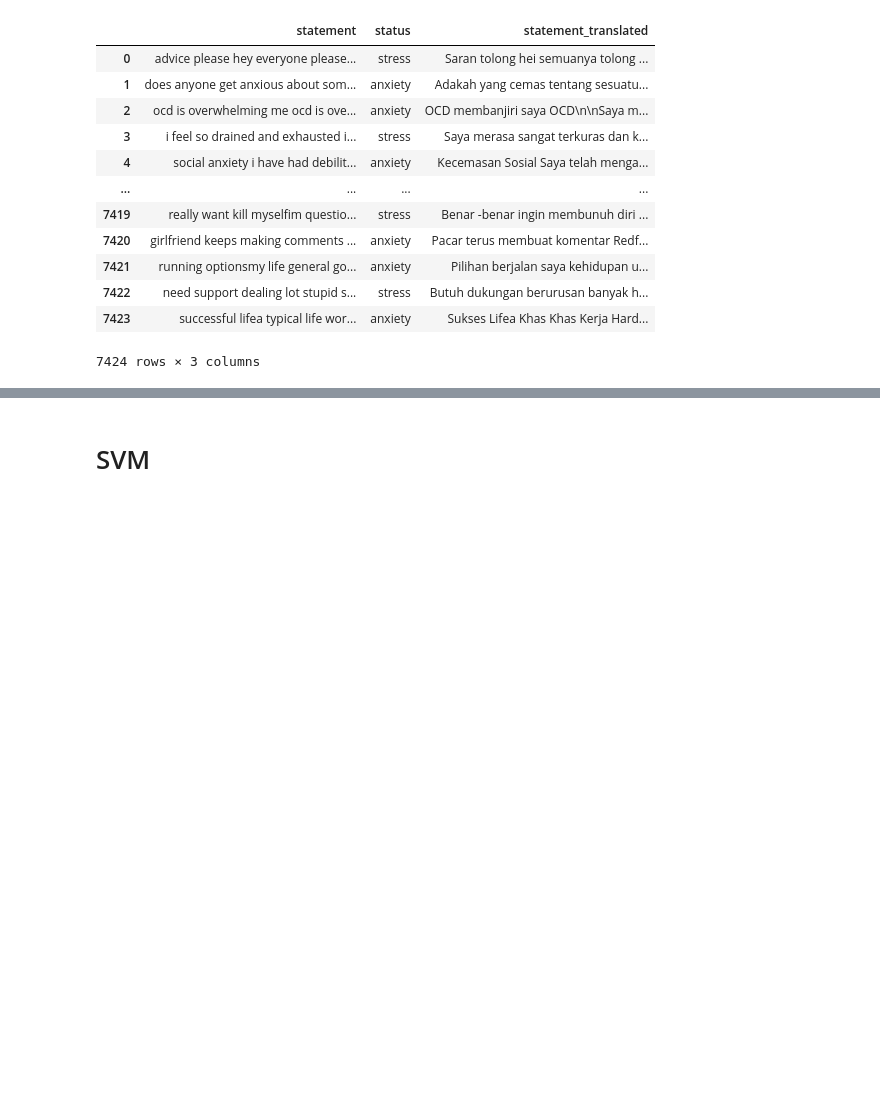
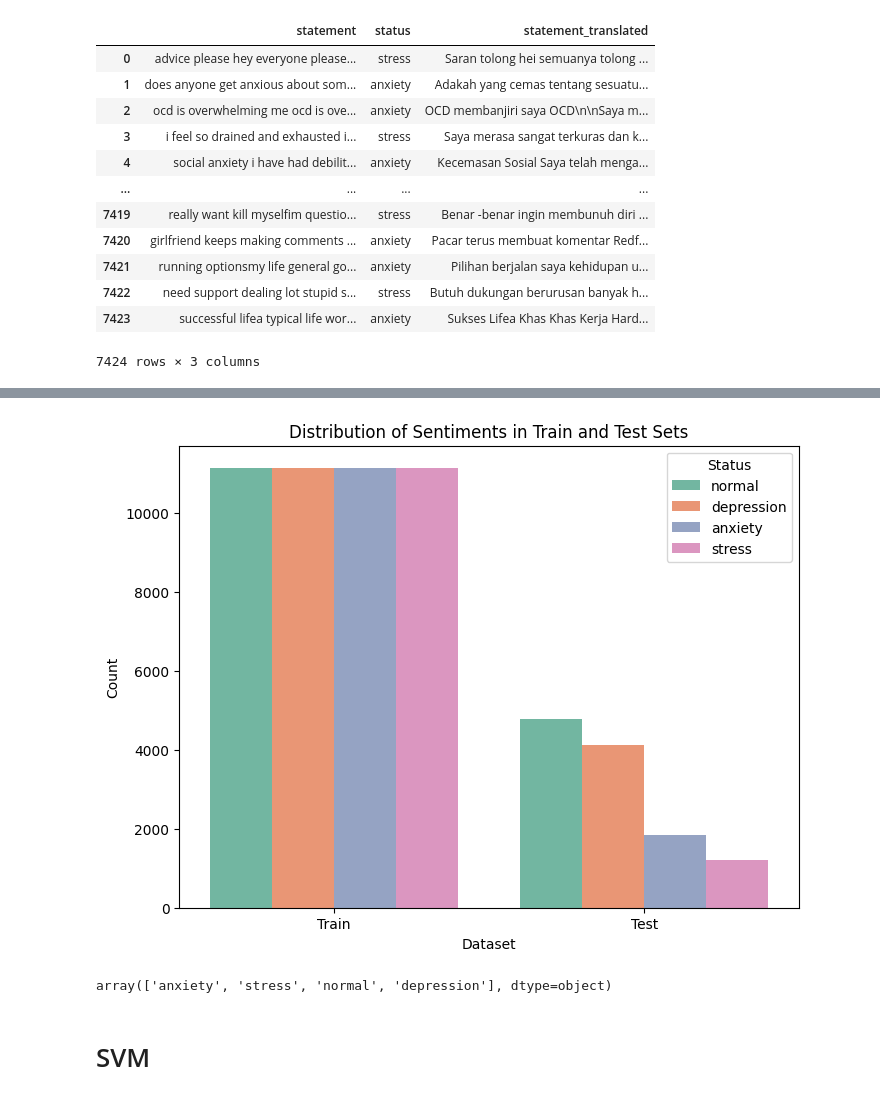
Before and after one commit to Sehati-by-DBS-Coding-Camp/ML-Sehati-Repo, a Jupyter notebook: capstone.ipynb, the cells around one changed output, grey strips where cells are left out. Cells and saved outputs as stored; diff of their text form; code cells hidden in the pictures; blank space fills up the shorter version.

```diff
--- a/capstone.ipynb
+++ b/capstone.ipynb
@@ -396,2 +554,33 @@ df_translate['statement_cleaned'] =df_translate['statement_cleaned'].apply(stemm
+# %%
+from imblearn.over_sampling import SMOTE
+# Assuming tweets_df is your DataFrame and it has 'full_text' and 'sentiment' columns
+# Assuming you have already done the train-test split and have X_train, X_test, y_train, y_test
+# Vectorize the text data
+vectorizer = TfidfVectorizer()
+X_train_vec = vectorizer.fit_transform(X_train)
+X_test_vec = vectorizer.transform(X_test)
+# Apply SMOTE to the training data
+smote = SMOTE(random_state=42)
+X_train_smote, y_train_smote = smote.fit_resample(X_train_vec, y_train)
+# You can now use X_train_smote and y_train_smote for training your model
+# %%
+data = {
+    'Set': ['Train'] * len(y_train_smote) + ['Test'] * len(y_test),
+    'Status': list(y_train_smote) + list(y_test)
+}
+
+df_visualization = pd.DataFrame(data)
+plt.figure(figsize=(8, 6))
+sns.countplot(x='Set', hue='Status', data=df_visualization, palette='Set2')
+plt.title('Distribution of Sentiments in Train and Test Sets')
+plt.xlabel('Dataset')
+plt.ylabel('Count')
+plt.show()
+# %% [output]
+[figure, added]
+# %%
+df_translate['status'].unique()
+# %% [output]
+array(['anxiety', 'stress', 'normal', 'depression'], dtype=object)
 # %% [markdown]
 # SVM
```
Also changed, not shown: parts of 45 cells of this notebook.
